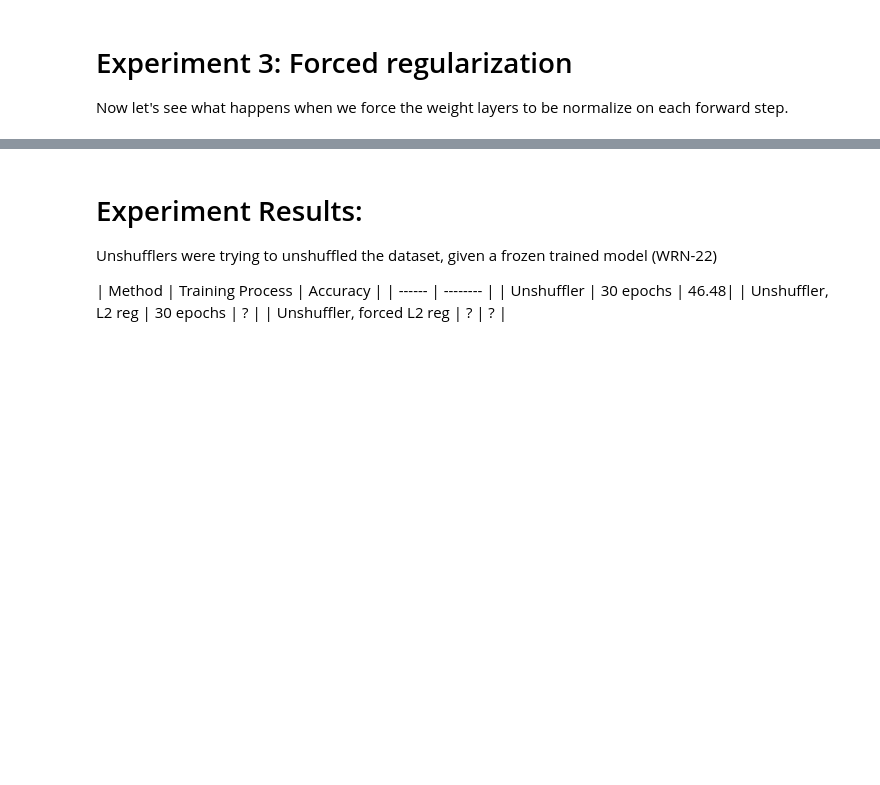
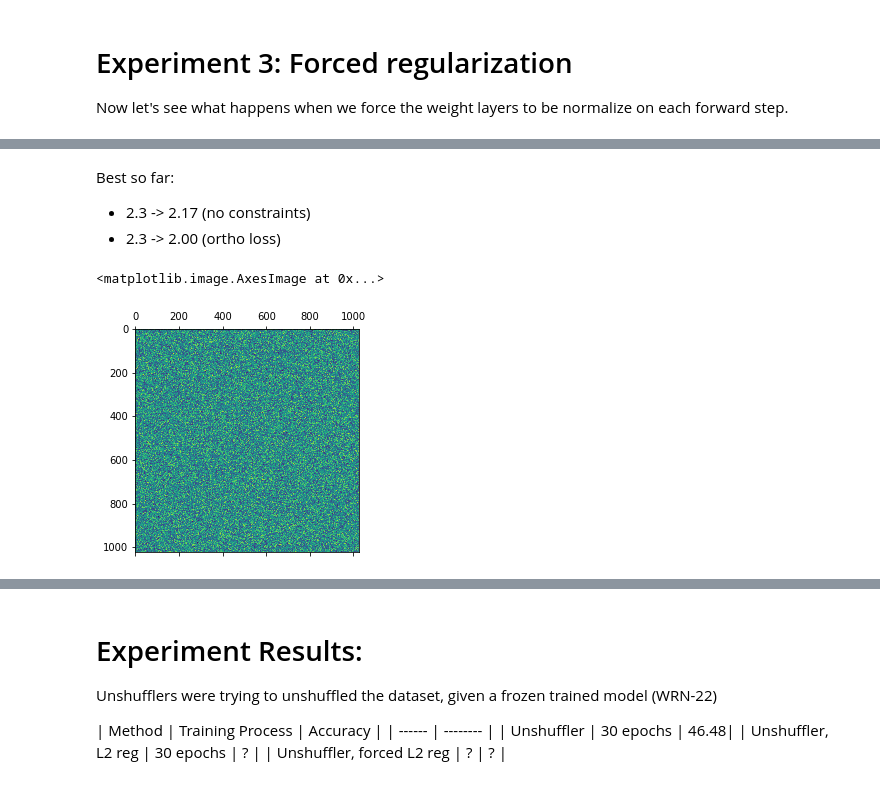
Before and after one commit to ngundotra/topology-research, a Jupyter notebook: UnshufflingCIFAR10.ipynb, the cells around one changed output, grey strips where cells are left out. Cells and saved outputs as stored; diff of their text form; code cells hidden in the pictures; blank space fills up the shorter version.

```diff
--- a/UnshufflingCIFAR10.ipynb
+++ b/UnshufflingCIFAR10.ipynb
@@ -300,0 +290,6 @@ def makeUnshufflerForcedStack(...):
+# %%
+# random_weight_init = cifarShuffle.createUnPermuteData()
+# random_weight_init = torch.nn.init.kaiming_uniform_(random_weight_init, np.sqrt(5))
+torch.nn.init.normal_(random_weight_init, std=1.0/32)
+experiment_arch = StackedUnshuffler(32*32, learnedModel, 'solution', data=random_weight_init)
+experiment_learner = Learner(data, experiment_arch, metrics=[accuracy])
@@ -300,0 +307,28 @@ def makeUnshufflerForcedStack(...):
+# %%
+def fitWithClamped(learner, epochs, alpha = 1):
+    model = learner.model
+    pbar = master_bar(range(epochs))
+    optim = torch.optim.Adadelta(model.parameters())
+
+    for p in model.parameters():
+        p.requires_grad = True
+
+    for epoch in pbar:
+        for xb, yb in progress_bar(learner.data.train_dl, parent=pbar):
+            permMatrix = model.permutation.permMatrix.weight
+
+            preds = model(xb)
+            loss = learner.loss_func(preds, yb)
+            ortho_loss = orthogonality(permMatrix)
+            real_loss = loss + alpha * ortho_loss
+            optim.zero_grad()
+            print(f"Loss: {loss}, orthogonality: {ortho_loss}")
+            real_loss.backward()
+            optim.step()
+#             permMatrix.clamp_(min=0)
+#             model.permutation.permMatrix.weight.data = torch.nn.functional.normalize(permMatrix, p=1, dim=1)
+
+def orthogonality(matrix):
+    """x^Tx - I"""
+    prod = torch.mm(matrix.transpose(1,0), matrix) - torch.eye(matrix.shape[0])
+    return torch.norm(prod)
@@ -300,0 +339,2 @@ def makeUnshufflerForcedStack(...):
+# %%
+fitWithClamped(experiment_learner, 2)
@@ -300,0 +378,12 @@ def makeUnshufflerForcedStack(...):
+# %% [markdown]
+Best so far:
+
+- 2.3 -> 2.17 (no constraints)
+- 2.3 -> 2.00 (ortho loss)
+# %%
+question = experiment_learner.model.permutation.permMatrix.weight.data.numpy()
+# %%
+plt.matshow(question)
+# %% [output]
+<matplotlib.image.AxesImage at 0x...>
+[figure, added]
```
Also changed, not shown: parts of 13 cells of this notebook, 1 other file.
